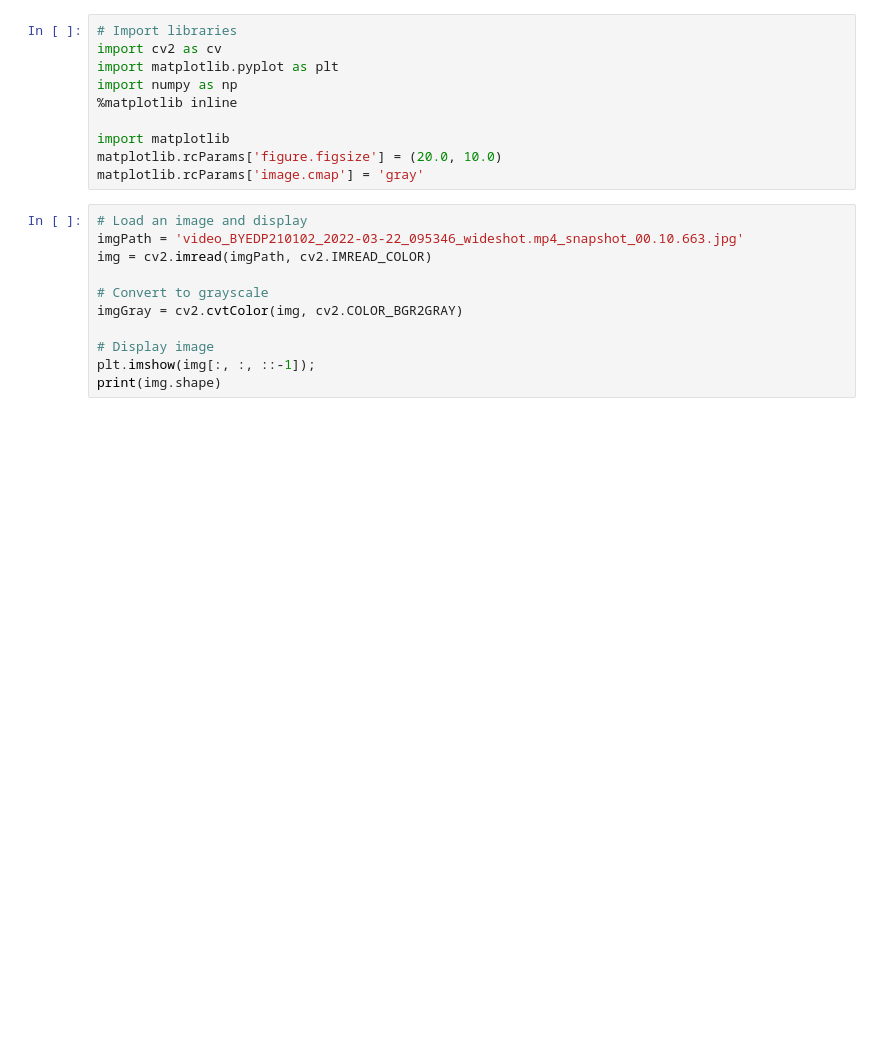
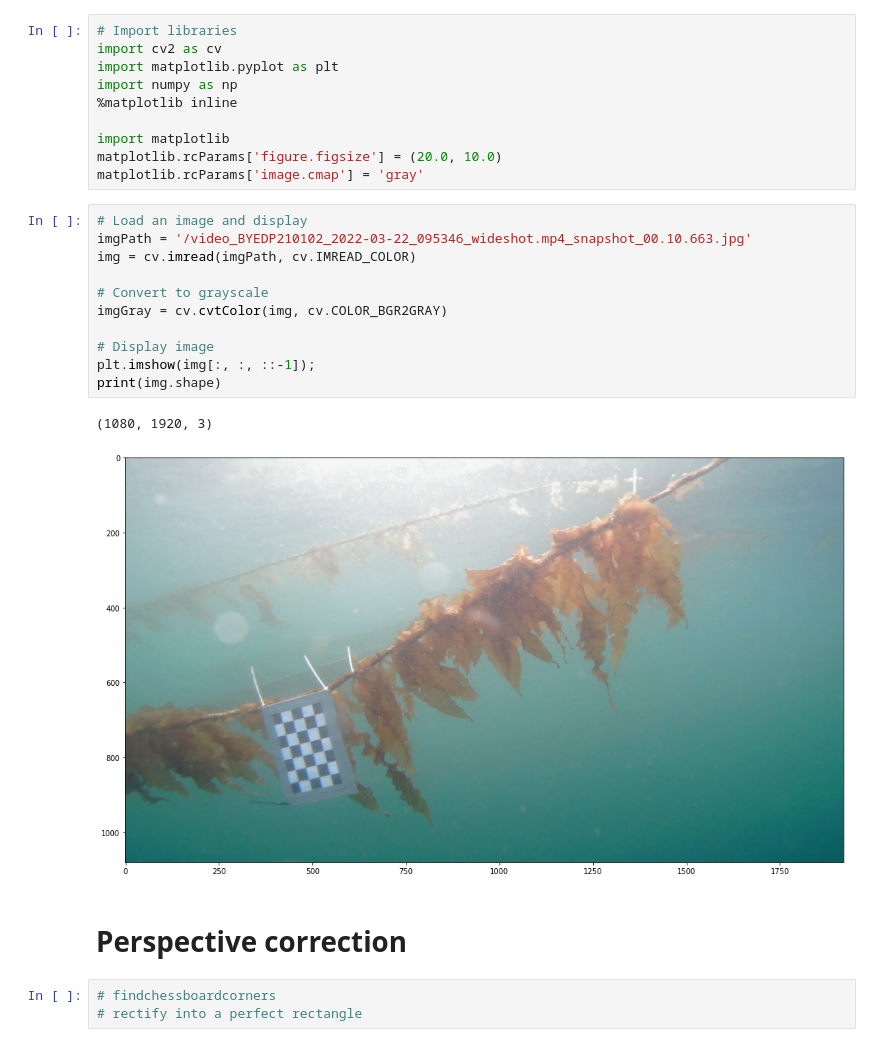
Before and after one commit to martimov/MoniTARE, a Jupyter notebook: Segmentation.ipynb, the cells around one changed output. Saved outputs shown, nothing was run; the diff lists cells and outputs as text; blank space fills up the shorter version.

```diff
--- a/Segmentation.ipynb
+++ b/Segmentation.ipynb
@@ -12,12 +12,20 @@ matplotlib.rcParams['figure.figsize'] = (20.0, 10.0)
 matplotlib.rcParams['image.cmap'] = 'gray'
 # %%
 # Load an image and display
-imgPath = 'video_BYEDP210102_2022-03-22_095346_wideshot.mp4_snapshot_00.10.663.jpg'
-img = cv2.imread(imgPath, cv2.IMREAD_COLOR)
+imgPath = '/video_BYEDP210102_2022-03-22_095346_wideshot.mp4_snapshot_00.10.663.jpg'
+img = cv.imread(imgPath, cv.IMREAD_COLOR)
 
 # Convert to grayscale
-imgGray = cv2.cvtColor(img, cv2.COLOR_BGR2GRAY)
+imgGray = cv.cvtColor(img, cv.COLOR_BGR2GRAY)
 
 # Display image
 plt.imshow(img[:, :, ::-1]);
 print(img.shape)
+# %% [output]
+(1080, 1920, 3)
+[figure, added]
+# %% [markdown]
+# Perspective correction
+# %%
+# findchessboardcorners
+# rectify into a perfect rectangle
```
Also changed, not shown: parts of 2 cells of this notebook.
